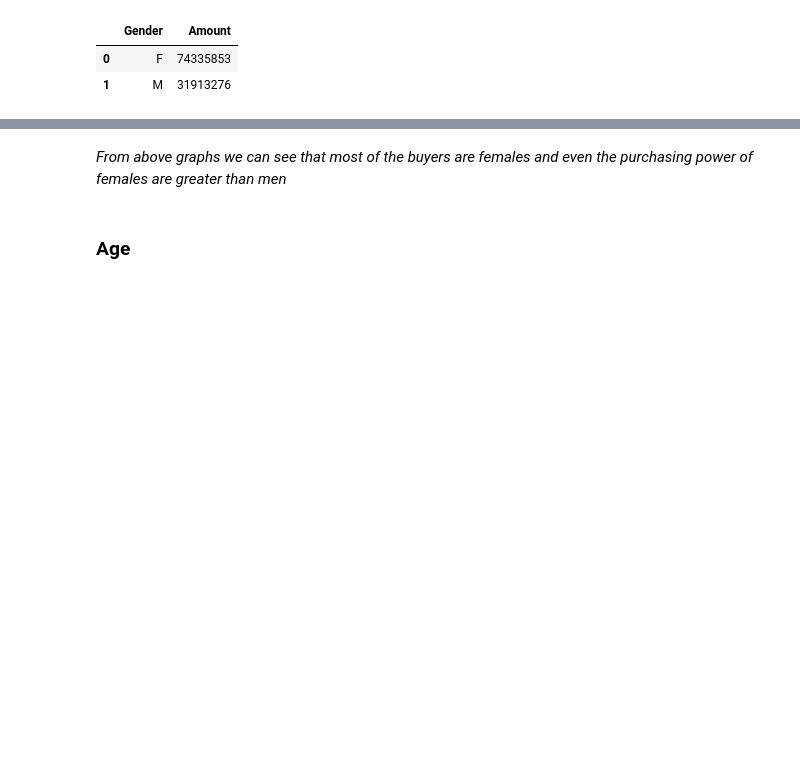
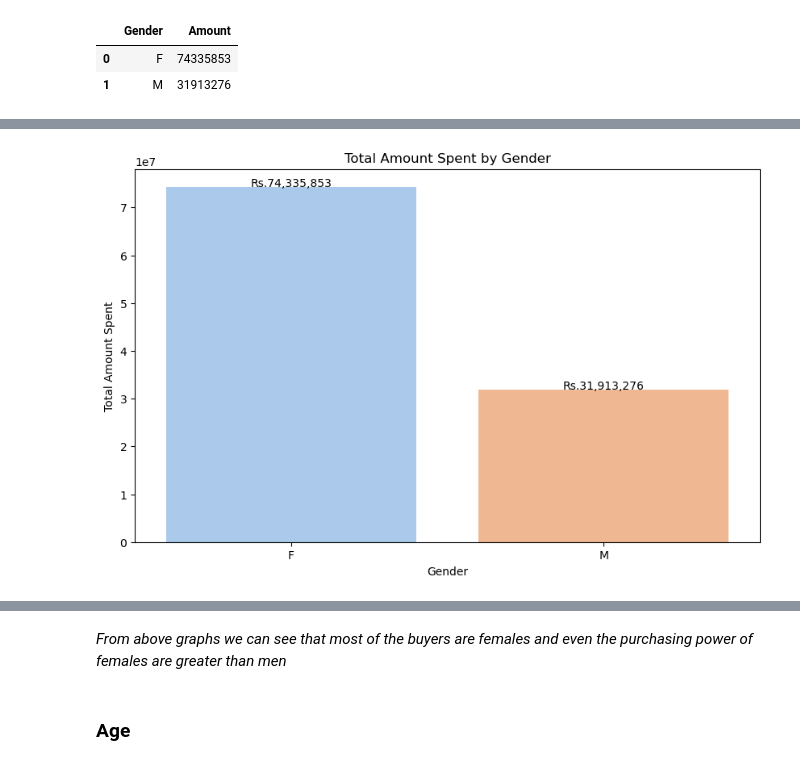
Before and after one commit to utkarshsri86/Diwali_sales_analysis5, a Jupyter notebook: Diwali_Sales_Analysis.ipynb, the cells around one changed output, grey strips where cells are left out. Cells and saved outputs as stored; diff of their text form; code cells hidden in the pictures; blank space fills up the shorter version.

```diff
--- a/Diwali_Sales_Analysis.ipynb
+++ b/Diwali_Sales_Analysis.ipynb
@@ -161,3 +248,24 @@ sns.barplot(x = 'Gender',y= 'Amount' ,data = sales_gen)
+# %%
+# Grouping by Gender and calculating total amount spent
+gender_total_amount = df.groupby('Gender')['Amount'].sum().reset_index()
+
+# Creating the plot
+plt.figure(figsize=(10, 6))
+sns.barplot(data=gender_total_amount, x='Gender', y='Amount', palette='pastel')
+
+# Adding labels and title
+plt.xlabel('Gender')
+plt.ylabel('Total Amount Spent')
+plt.title('Total Amount Spent by Gender')
+
+# Adding value labels on the bars
+for index, row in gender_total_amount.iterrows():
+    plt.text(index, row['Amount'], f"Rs.{row['Amount']:,}", color='black', ha="center")
+
+# Show plot
+plt.show()
+# %% [output]
+[figure, added]
 # %%
 ax = sns.countplot(data = df, x = 'Age Group', hue = 'Gender')
 
```
Also changed, not shown: parts of 21 cells of this notebook.
